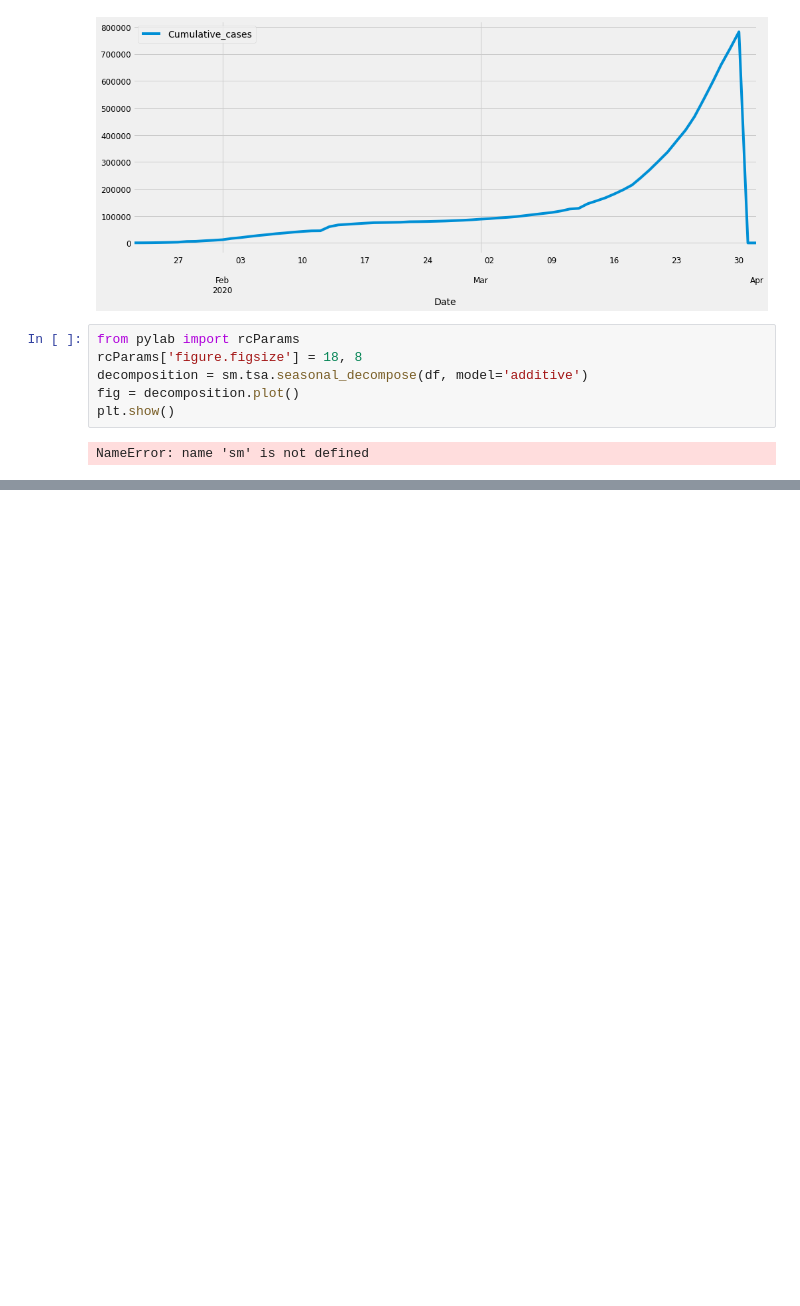
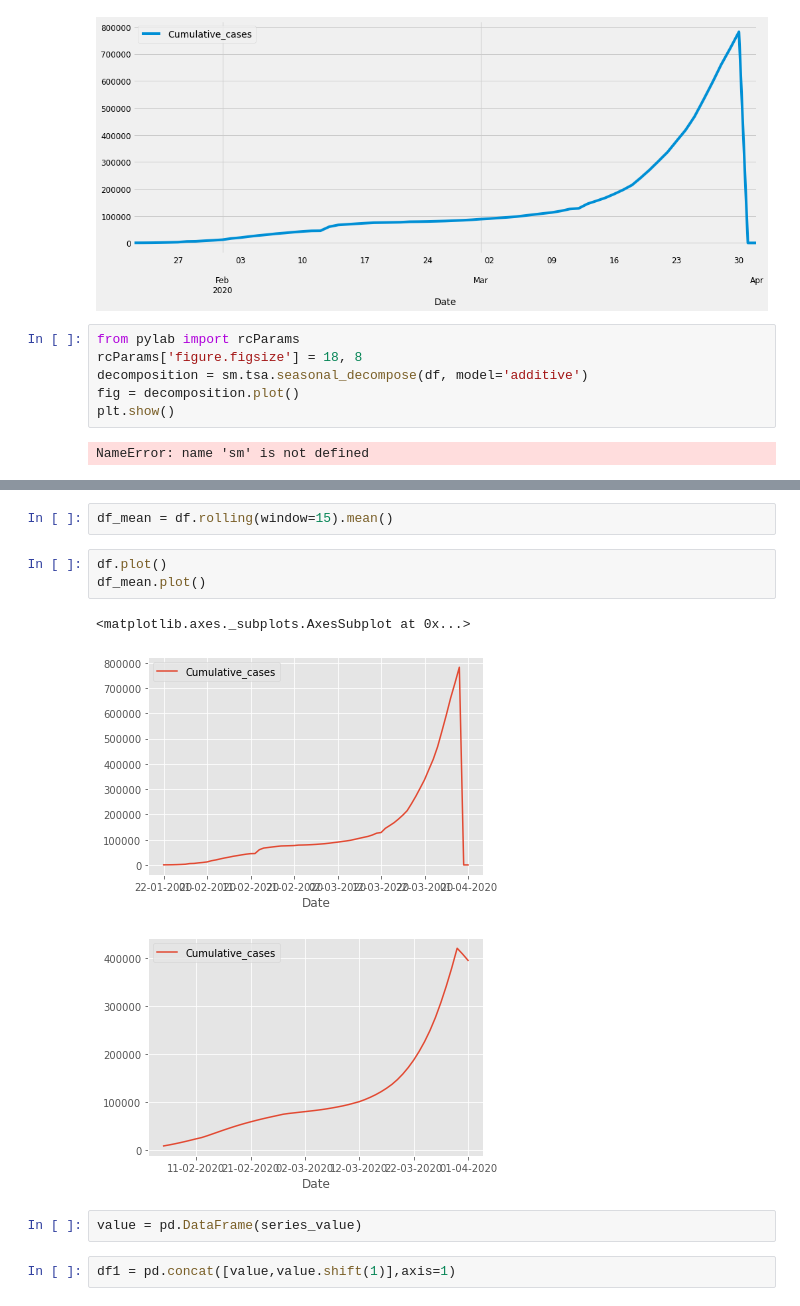
Before and after one commit to PanagiotaAlex/Covid-19-project, a Jupyter notebook: Time forecast.ipynb, the cells around one changed output, grey strips where cells are left out. Saved outputs shown, nothing was run; the diff lists cells and outputs as text; blank space fills up the shorter version.

```diff
--- a/Time forecast.ipynb
+++ b/Time forecast.ipynb
@@ -221,0 +330,13 @@ NameError: name 'sm' is not defined
+# %%
+df_mean = df.rolling(window=15).mean()
+# %%
+df.plot()
+df_mean.plot()
+# %% [output]
+<matplotlib.axes._subplots.AxesSubplot at 0x...>
+[figure, added]
+[figure, added]
+# %%
+value = pd.DataFrame(series_value)
+# %%
+df1 = pd.concat([value,value.shift(1)],axis=1)
```
Also changed, not shown: parts of 20 cells of this notebook, 1 other file.
